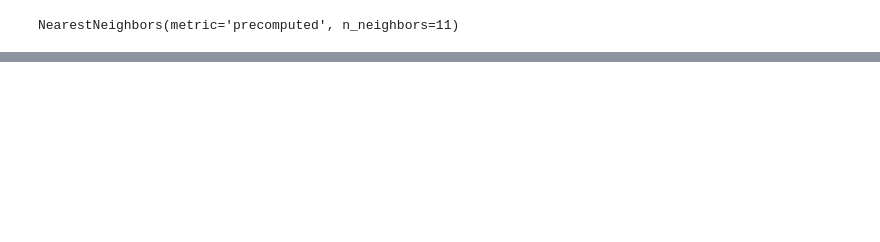
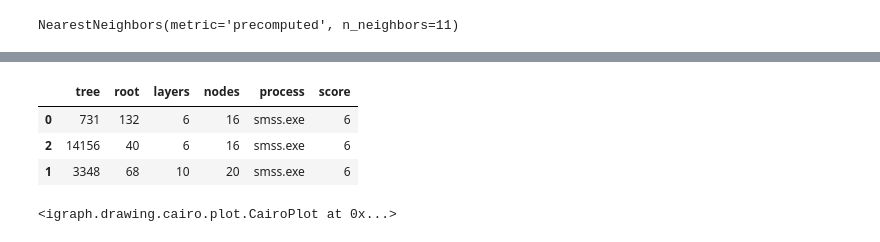
Before and after one commit to llnl/Wintap-Analytics, a Jupyter notebook: 2025-acme4-explore/gather-process-trees.ipynb, the cells around one changed output, grey strips where cells are left out. Cells and saved outputs as stored; diff of their text form; code cells hidden in the pictures; blank space fills up the shorter version.

```diff
--- a/2025-acme4-explore/gather-process-trees.ipynb
+++ b/2025-acme4-explore/gather-process-trees.ipynb
@@ -769,0 +939,13 @@ _temp.groupby(by='bad').mean()
+# %%
+## plot top scoring tree
+path = [int(x[1]) for x in paths]
+sg2.vs['vertex_size'] = 10
+sg2.vs['vertex_label_size'] = 1
+for i in path:
+    sg2.vs[i]['vertex_size'] = 1
+    sg2.vs[i]['vertex_label_size'] = 15
+ig.plot(sg2, bbox=(1200,600), layout=sg2['ly'], margin=100,
+        vertex_size=sg2.vs['vertex_size'],
+        vertex_label=sg2.vs['label'],
+        vertex_label_size=sg2.vs['vertex_label_size'],
+        edge_color='lightgrey', edge_arrow_size=0)
@@ -769,0 +987,27 @@ _temp.groupby(by='bad').mean()
+# %%
+%%time
+## pick one as base tree
+tree = 724
+root = 71
+sg1 = get_ordered_subtree(Trees, tree, root) ## sub-tree above with required DFS labelling
+sg1.vs['newlabel'] = [re.sub(r'user\d+::','user::',x) for x in sg1.vs['label']]
+sg1.vs['newlabel'] = [re.sub(r'bad\d+::','user::',x) for x in sg1.vs['newlabel']]
+
+## filter subtrees and apply Algorithm 1 (basic matcher)
+_df = process_df[ (process_df.layers >= 4) & (process_df.nodes < 40) ]
+T = list(_df.tree)
+R = list(_df.root)
+L = list(_df.layers)
+B = list(_df.has_bad)
+Results = []
+for i in range(len(T)):
+    if T[i] != tree:
+        sg2 = get_ordered_subtree(Trees, T[i], R[i])
+        sg2.vs['newlabel'] = [re.sub(r'user\d+::','user::',x) for x in sg2.vs['label']]
+        _, score = gwm.basic_matcher(sg1, sg2, phi_name='newlabel') ## node feature == process name
+        if score >= 6: ## required min path length
+            if B[i] == 0: ## look for subtrees without a baduser
+                Results.append([T[i],R[i],L[i],sg2.vcount(),sg2.vs[0]['process'],int(score)])
+results_df = pd.DataFrame(Results, columns=['tree','root','layers','nodes','process','score'])
+results_df.sort_values(by='nodes')
+# %% [output]
@@ -769,0 +1016,26 @@ _temp.groupby(by='bad').mean()
+|  | tree | root | layers | nodes | process | score |
+| 0 | 731 | 132 | 6 | 16 | smss.exe | 6 |
+| 2 | 14156 | 40 | 6 | 16 | smss.exe | 6 |
+| 1 | 3348 | 68 | 10 | 20 | smss.exe | 6 |
+# %%
+## pick one of the top hits and visualize common path
+tree = 3348
+root = 68
+sg2 = get_ordered_subtree(Trees, tree, root)
+sg2.vs['newlabel'] = [re.sub(r'user\d+::','user::',x) for x in sg2.vs['label']]
+paths, score = gwm.basic_matcher(sg1, sg2, phi_name='newlabel') ## node feature == process name
+
+## plot reference tree
+path = [int(x[0]) for x in paths]
+sg1.vs['vertex_size'] = 10
+sg1.vs['vertex_label_size'] = 1
+for i in path:
+    sg1.vs[i]['vertex_size'] = 1
+    sg1.vs[i]['vertex_label_size'] = 15
+ig.plot(sg1, bbox=(1200,600), layout=sg1['ly'], margin=100,
+        vertex_size=sg1.vs['vertex_size'],
+        vertex_label=sg1.vs['label'],
+        vertex_label_size=sg1.vs['vertex_label_size'],
+        edge_color='lightgrey', edge_arrow_size=0)
+# %% [output]
+<igraph.drawing.cairo.plot.CairoPlot at 0x...>
```
Also changed, not shown: parts of 69 cells of this notebook, 1 other file.
